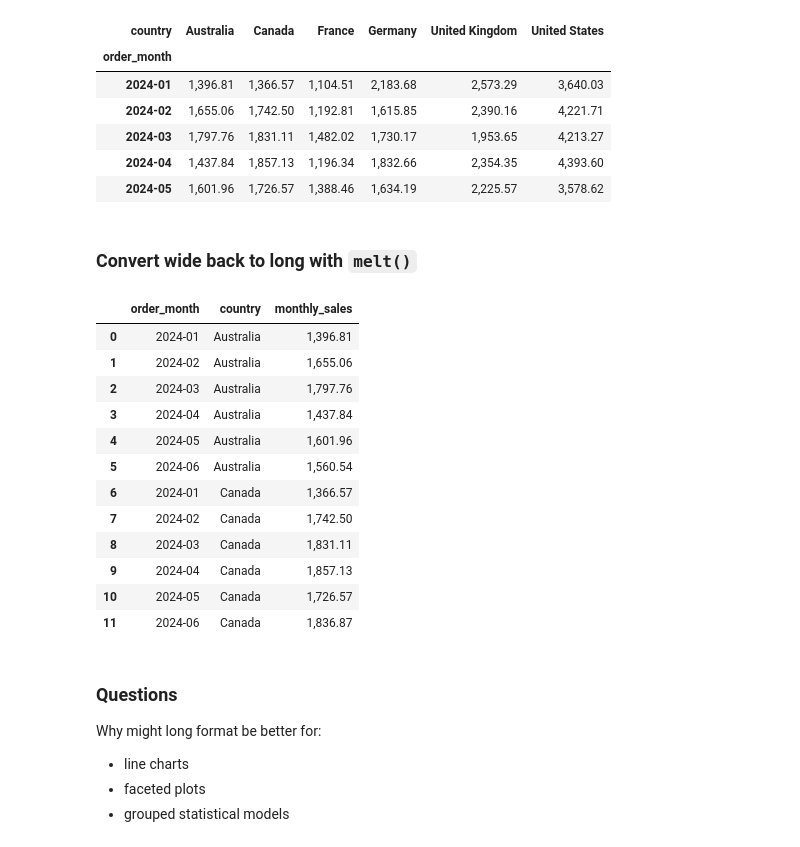
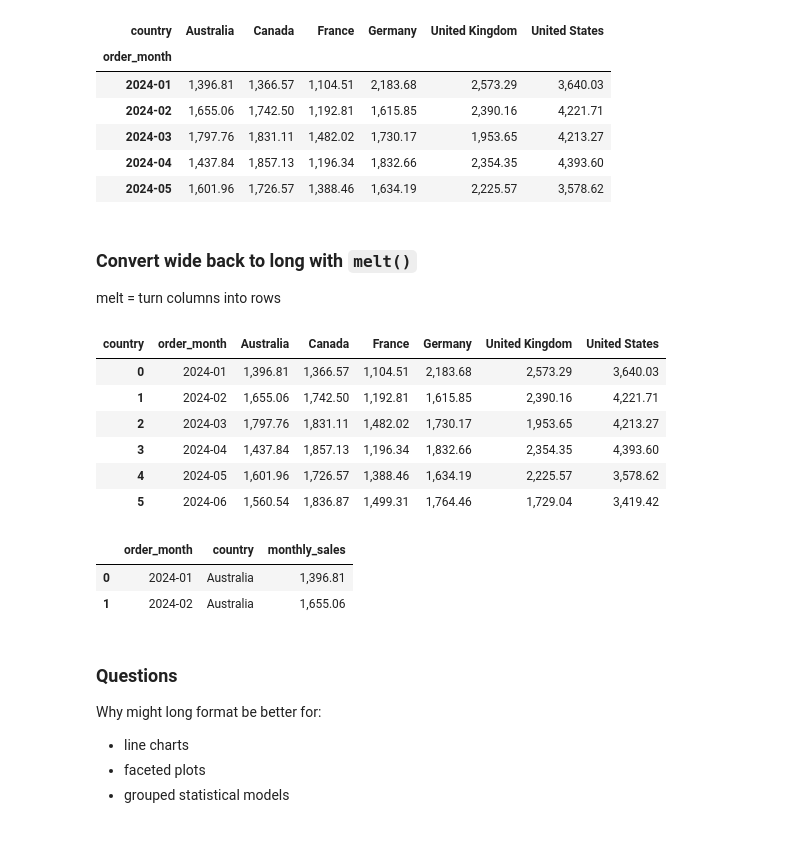
Before and after one commit to luhaibingster/data-science-python, a Jupyter notebook: week1/Pandas_part3.ipynb, the cells around one changed output. Drawn from its saved outputs; the diff is of its cells as text; code cells hidden in the pictures.

```diff
--- a/week1/Pandas_part3.ipynb
+++ b/week1/Pandas_part3.ipynb
@@ -920,27 +946,28 @@ monthly_country_wide.head()
 | 2024-05 | 1,601.96 | 1,726.57 | 1,388.46 | 1,634.19 | 2,225.57 | 3,578.62 |
 # %% [markdown]
 ### Convert wide back to long with `melt()`
+melt = turn columns into rows
+# %%
+monthly_country_wide.reset_index()
+# %% [output]
+| country | order_month | Australia | Canada | France | Germany | United Kingdom | United States |
+| 0 | 2024-01 | 1,396.81 | 1,366.57 | 1,104.51 | 2,183.68 | 2,573.29 | 3,640.03 |
+| 1 | 2024-02 | 1,655.06 | 1,742.50 | 1,192.81 | 1,615.85 | 2,390.16 | 4,221.71 |
+| 2 | 2024-03 | 1,797.76 | 1,831.11 | 1,482.02 | 1,730.17 | 1,953.65 | 4,213.27 |
+| 3 | 2024-04 | 1,437.84 | 1,857.13 | 1,196.34 | 1,832.66 | 2,354.35 | 4,393.60 |
+| 4 | 2024-05 | 1,601.96 | 1,726.57 | 1,388.46 | 1,634.19 | 2,225.57 | 3,578.62 |
+| 5 | 2024-06 | 1,560.54 | 1,836.87 | 1,499.31 | 1,764.46 | 1,729.04 | 3,419.42 |
 # %%
 monthly_country_long = (
     monthly_country_wide
     .reset_index()
     .melt(id_vars="order_month", var_name="country", value_name="monthly_sales")
 )
-monthly_country_long.head(12)
+monthly_country_long.head(2)
 # %% [output]
 |  | order_month | country | monthly_sales |
 | 0 | 2024-01 | Australia | 1,396.81 |
 | 1 | 2024-02 | Australia | 1,655.06 |
-| 2 | 2024-03 | Australia | 1,797.76 |
-| 3 | 2024-04 | Australia | 1,437.84 |
-| 4 | 2024-05 | Australia | 1,601.96 |
-| 5 | 2024-06 | Australia | 1,560.54 |
-| 6 | 2024-01 | Canada | 1,366.57 |
-| 7 | 2024-02 | Canada | 1,742.50 |
-| 8 | 2024-03 | Canada | 1,831.11 |
-| 9 | 2024-04 | Canada | 1,857.13 |
-| 10 | 2024-05 | Canada | 1,726.57 |
-| 11 | 2024-06 | Canada | 1,836.87 |
 # %% [markdown]
 ### Questions
 
```
Also changed, not shown: parts of 23 cells of this notebook, 5 other files.
